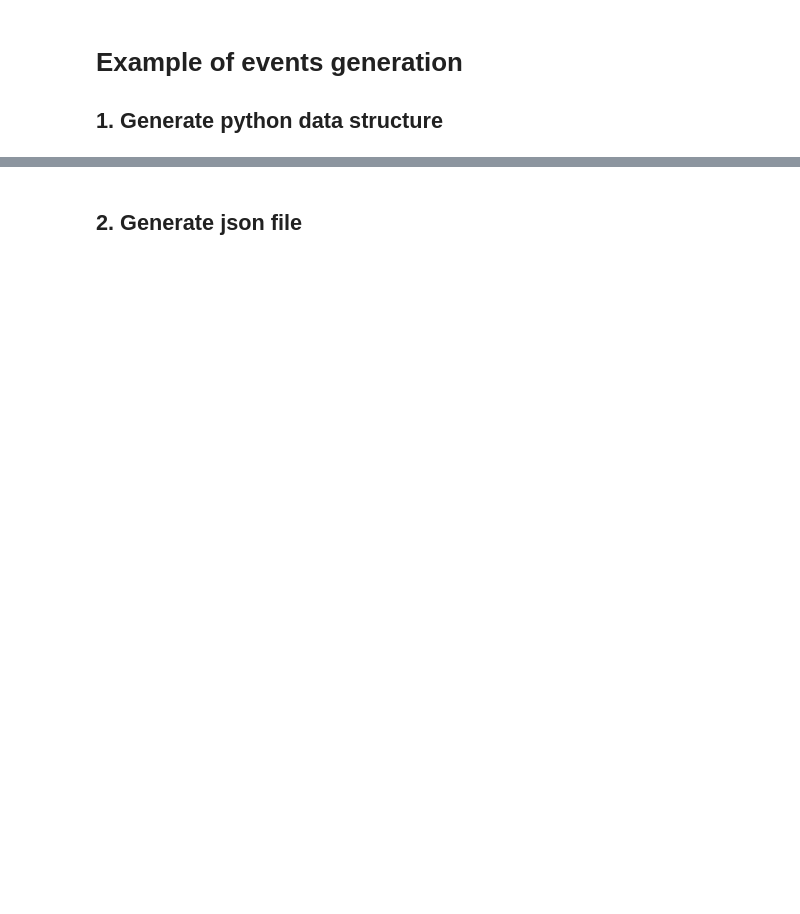
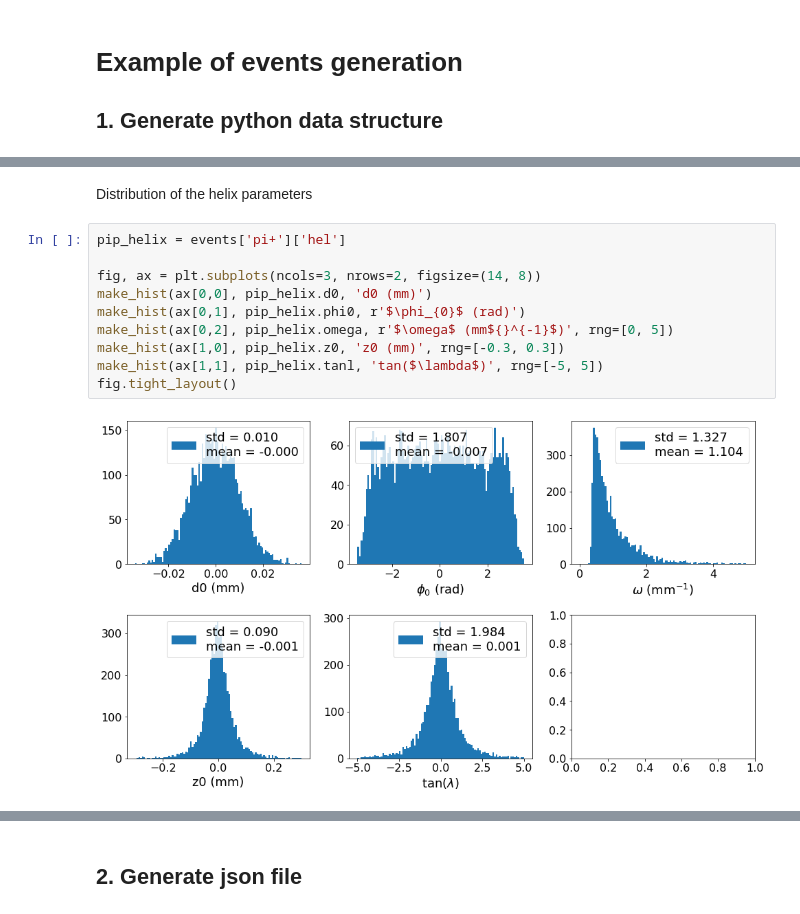
Before and after one commit to VitalyVorobyev/decay-gen, a Jupyter notebook: examples/genexample.ipynb, the cells around one changed output, grey strips where cells are left out. Drawn from its saved outputs; the diff is of its cells as text; blank space fills up the shorter version.

```diff
--- a/examples/genexample.ipynb
+++ b/examples/genexample.ipynb
@@ -58,0 +87,14 @@ Let's reproduce `generate` function step by step
+# %% [markdown]
+Distribution of the helix parameters
+# %%
+pip_helix = events['pi+']['hel']
+
+fig, ax = plt.subplots(ncols=3, nrows=2, figsize=(14, 8))
+make_hist(ax[0,0], pip_helix.d0, 'd0 (mm)')
+make_hist(ax[0,1], pip_helix.phi0, r'$\phi_{0}$ (rad)')
+make_hist(ax[0,2], pip_helix.omega, r'$\omega$ (mm${}^{-1}$)', rng=[0, 5])
+make_hist(ax[1,0], pip_helix.z0, 'z0 (mm)', rng=[-0.3, 0.3])
+make_hist(ax[1,1], pip_helix.tanl, 'tan($\lambda$)', rng=[-5, 5])
+fig.tight_layout()
+# %% [output]
+[figure, added]
```
Also changed, not shown: parts of 22 cells of this notebook, 2 other files.
